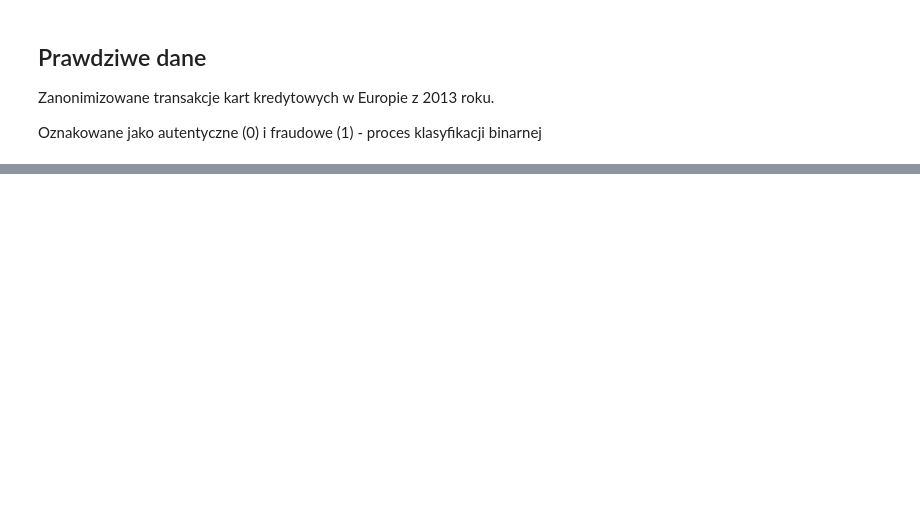
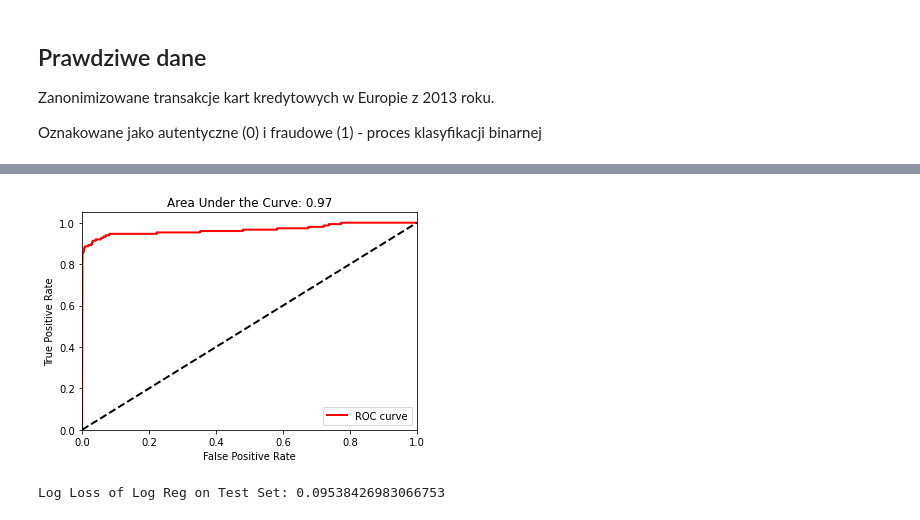
Before and after one commit to sebkaz/fraud-detection, a Jupyter notebook: fraud.ipynb, the cells around one changed output, grey strips where cells are left out. Drawn from its saved outputs; the diff is of its cells as text; code cells hidden in the pictures; blank space fills up the shorter version.

```diff
--- a/fraud.ipynb
+++ b/fraud.ipynb
@@ -294,0 +614,22 @@ solver=solver, n_jobs=-1)
+# %%
+fpr, tpr, thresholds = roc_curve(preds['trueLabel'],preds['prediction'])
+areaUnderROC = auc(fpr, tpr)
+plt.figure()
+plt.plot(fpr,tpr, color='r', lw=2, label="ROC curve")
+plt.plot([0,1],[0,1], color='k', lw=2, linestyle='--')
+plt.xlim([0.0,1.0])
+plt.ylim([0.0,1.05])
+plt.xlabel('False Positive Rate')
+plt.ylabel('True Positive Rate')
+plt.title('Area Under the Curve: {0:0.2f}'.format(areaUnderROC))
+plt.legend(loc="lower right")
+plt.show()
+# %% [output]
+[figure, added]
+# %%
+predTestSetLogReg = pd.DataFrame(data=[], index=y_test.index, columns=['prediction'])
+predTestSetLogReg.loc[:, 'prediction']=logReg.predict_proba(X_test)[:,1]
+loglossTestSetLogReg = log_loss(y_test,predTestSetLogReg )
+print(f"Log Loss of Log Reg on Test Set: {loglossTestSetLogReg}")
+# %% [output]
+Log Loss of Log Reg on Test Set: 0.09538426983066753
```
Also changed, not shown: parts of 52 cells of this notebook, 2 other files.
